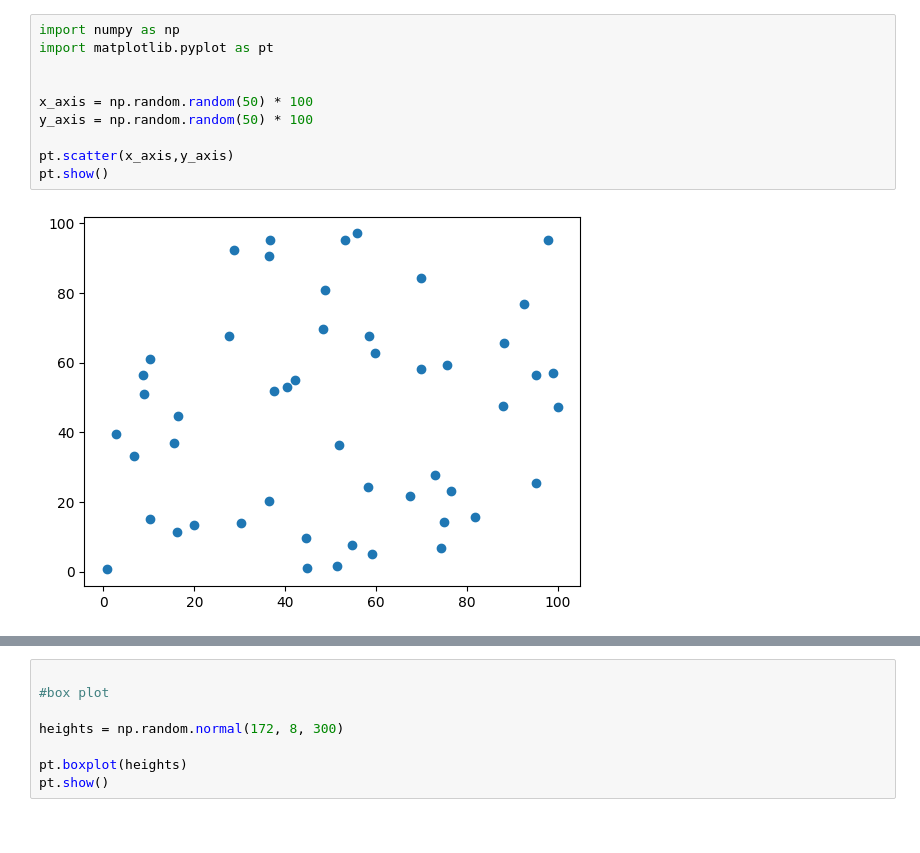
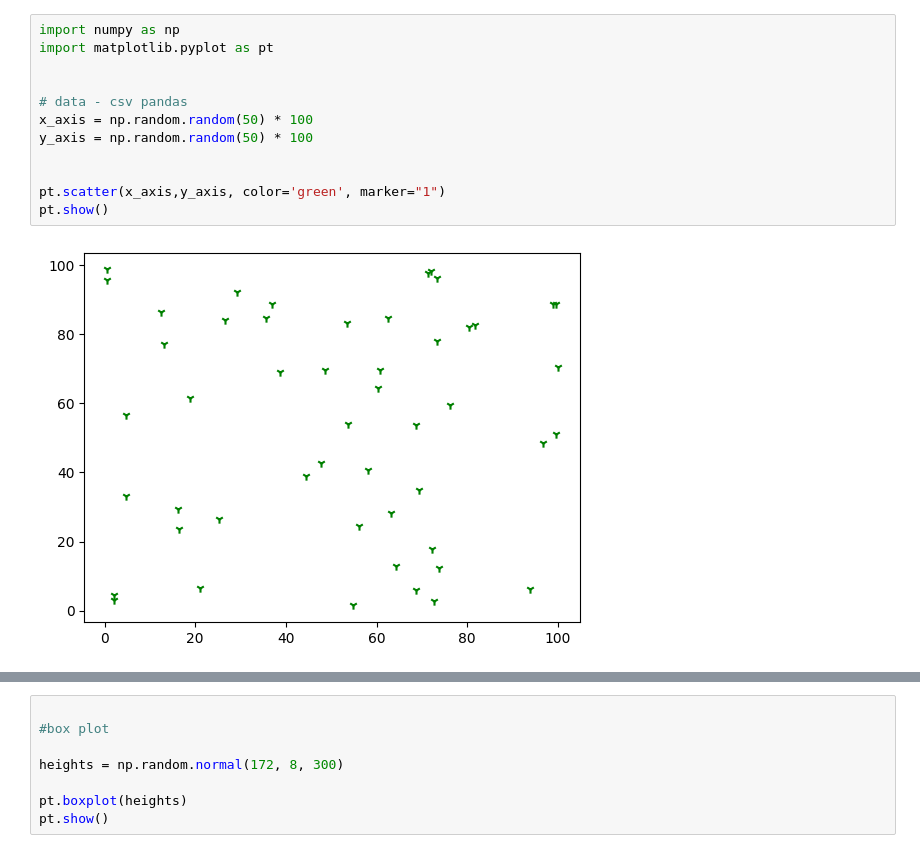
Before and after one commit to niaazaai/python_sandbox, a Jupyter notebook: 33. matplotlib/index.ipynb, the cells around one changed output, grey strips where cells are left out. Drawn from its saved outputs; the diff is of its cells as text.

```diff
--- a/33. matplotlib/index.ipynb
+++ b/33. matplotlib/index.ipynb
@@ -1,15 +1,17 @@
 # %%
 import numpy as np
 import matplotlib.pyplot as pt
 
 
+# data - csv pandas
 x_axis = np.random.random(50) * 100
 y_axis = np.random.random(50) * 100
 
-pt.scatter(x_axis,y_axis)
+
+pt.scatter(x_axis,y_axis, color='green', marker="1")
 pt.show()
 # %% [output]
-[figure, old version]
+[figure, new version]
 # %%
 
 # marker documentation - https://matplotlib.org/stable/api/markers_api.html
```
Also changed, not shown: parts of 10 cells of this notebook, 7 other files.
